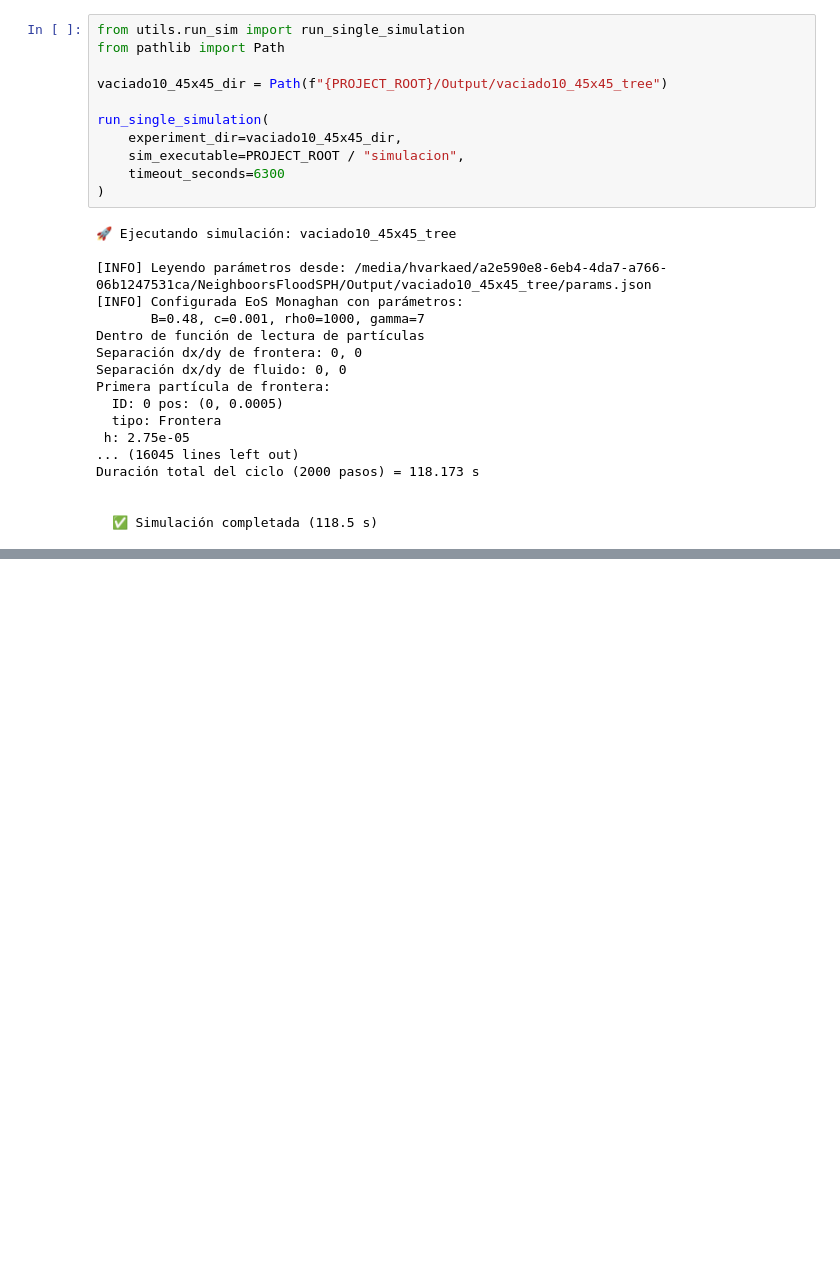
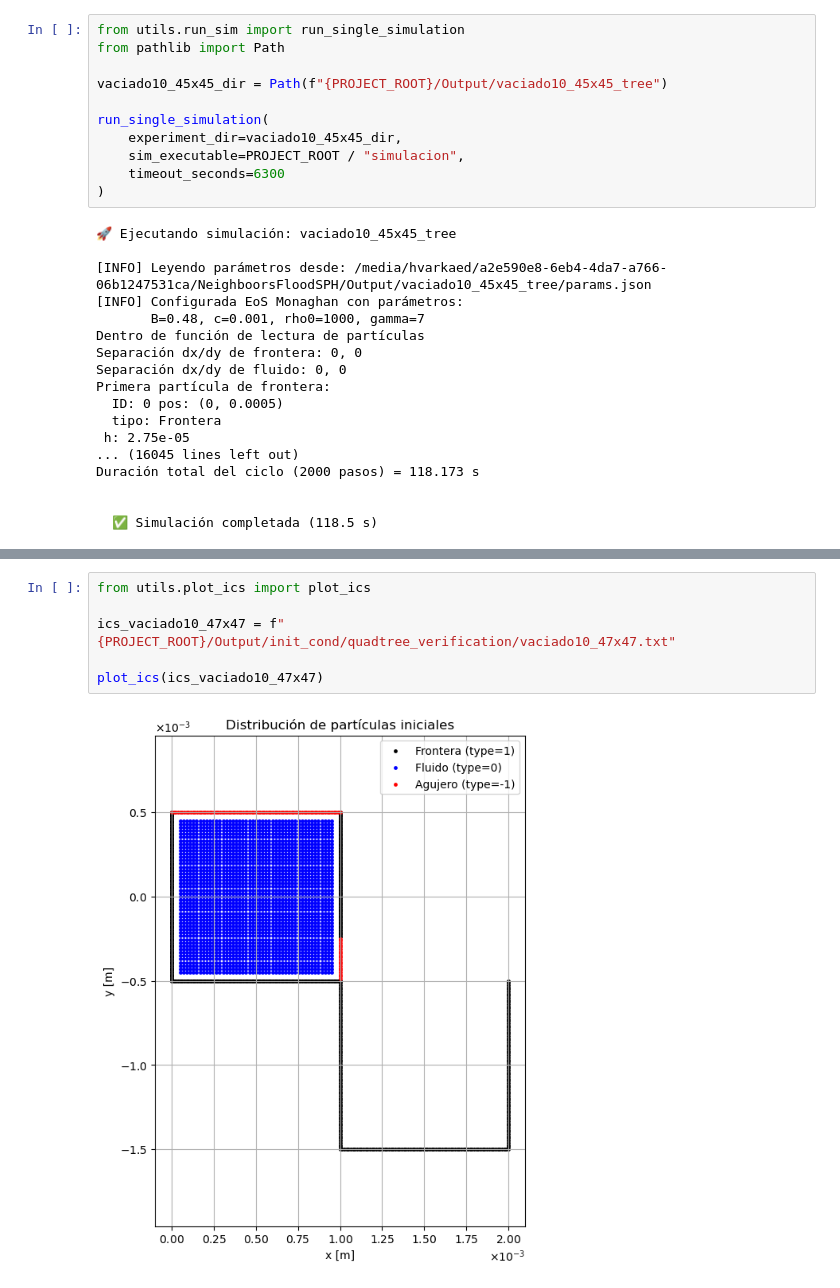
Before and after one commit to Hdavid1123/NeighboorsFloodSPH, a Jupyter notebook: Config/TestTreeN.ipynb, the cells around one changed output, grey strips where cells are left out. Drawn from its saved outputs; the diff is of its cells as text; blank space fills up the shorter version.

```diff
--- a/Config/TestTreeN.ipynb
+++ b/Config/TestTreeN.ipynb
@@ -129,0 +148,8 @@ generar_script_gnuplot(BASE_ROOT, lim=39, retardo=0.1, nombre_salida="vaciado_es
+# %%
+from utils.plot_ics import plot_ics
+
+ics_vaciado10_47x47 = f"{PROJECT_ROOT}/Output/init_cond/quadtree_verification/vaciado10_47x47.txt"
+
+plot_ics(ics_vaciado10_47x47)
+# %% [output]
+[figure, added]
```
Also changed, not shown: parts of 20 cells of this notebook, 4 other files.
